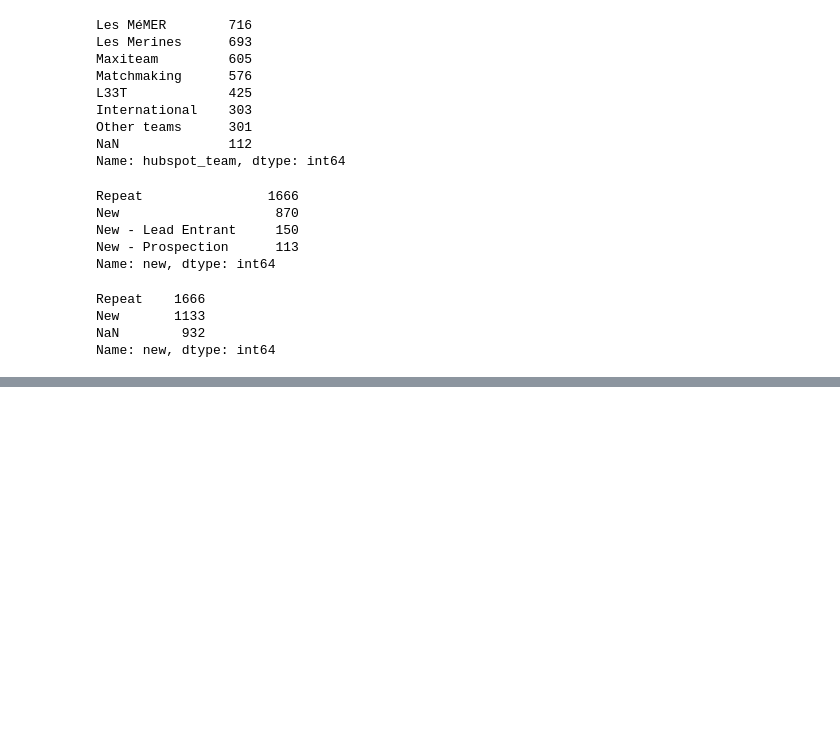
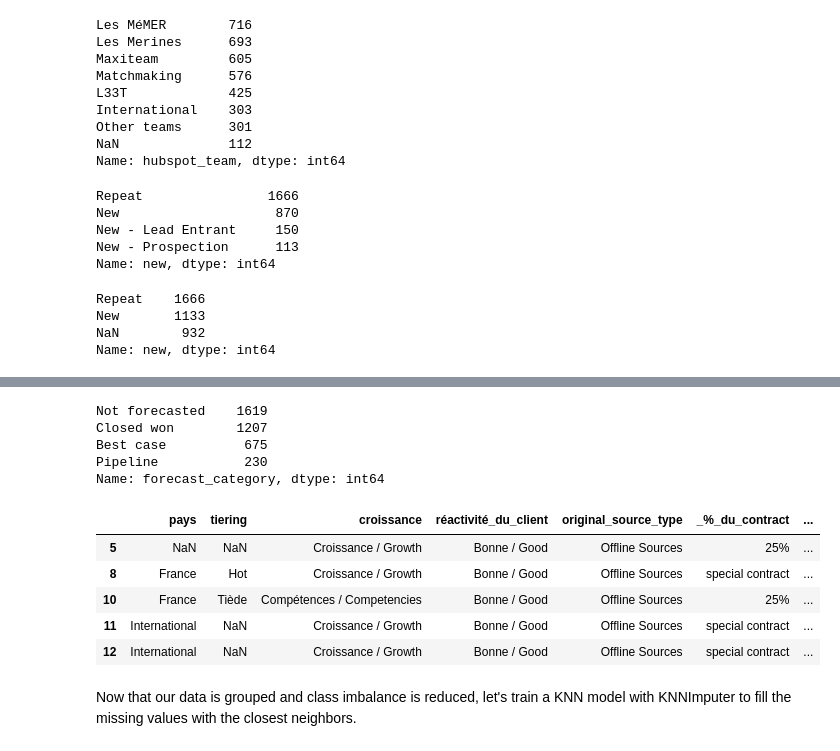
Before and after one commit to audedef/crm_project_ironhack, a Jupyter notebook: cleaning_deals.ipynb, the cells around one changed output, grey strips where cells are left out. Drawn from its saved outputs; the diff is of its cells as text; code cells hidden in the pictures; blank space fills up the shorter version.

Commit message:
commit day 3

```diff
--- a/cleaning_deals.ipynb
+++ b/cleaning_deals.ipynb
@@ -724,7 +715,7 @@ dtype: float64
 # %% [markdown]
 First, let's drop the columns we don't need :
 # %%
-jobs_categoricals = jobs_categoricals.drop(['pipeline', 'deal_name', 'associated_contact_ids', 'associated_contacts'], axis = 1)
+jobs_categoricals = jobs_categoricals.drop(['pipeline', 'deal_name', 'associated_contact_ids', 'associated_contacts', 'raison_de_la_perte_du_job'], axis = 1)
 
 # for the moment, questionmark on deal_owner
 # %%
@@ -777,6 +768,3 @@ On-going     902
 Name: status, dtype: int64
 # %%
 jobs_categoricals = jobs_categoricals.drop(['deal_stage'], axis = 1)
-# %%
-# Métier and Catégorie_métier are redundant too : let's drop métier which has too many value options
-jobs_categoricals = jobs_categoricals.drop(['métier'], axis = 1)
@@ -927,13 +922,0 @@ Name: raison_de_la_perte_du_job, dtype: int64
-# %%
-def clean_reason_loss(x) :
-    if 'recruté' in x :
-        return 'Recruited without us'
-    elif x in ['Ont annulé le recrutement / Canceled the recruitment', 'On n’arrive pas à répondre à ce besoin / We are not able to deal with this type of jobs'] :
-        return 'Recruitment canceled / mismatch'
-    elif x in ['Nos candidats refusent d’aller travailler chez eux / Our candidates refused the company', 'Mauvaise relation entre Ignition et eux / Bad relations between them and Ignition'] :
-        return 'Bad client'
-    else :
-        return x
-
-jobs_categoricals.raison_de_la_perte_du_job = jobs_categoricals.raison_de_la_perte_du_job.apply(clean_reason_loss)
-jobs_categoricals.raison_de_la_perte_du_job.value_counts(dropna = False)
@@ -1091,0 +977,25 @@ array(['Convention de recrutement / Recruitment contract', 'Scan RH',
+# %%
+jobs_categoricals['forecast_category'].value_counts()
+
+# Not forecasted: deals that are in the pipeline for the current time period, but are not included in the forecast.
+# Pipeline: deals that have a low likelihood of closing.
+# Best case: deals that will close in the best case scenario, which have a moderate likelihood of closing.
+# Commit: deals that have a high likelihood of closing and have been committed to the forecast.
+# Closed won: deals that have closed within the forecasted time period.
+# %% [output]
+Not forecasted    1619
+Closed won        1207
+Best case          675
+Pipeline           230
+Name: forecast_category, dtype: int64
+# %%
+jobs_categoricals.head()
+# %% [output]
+|  | pays | tiering | croissance | réactivité_du_client | original_source_type | _%_du_contract | ... |
+| 5 | NaN | NaN | Croissance / Growth | Bonne / Good | Offline Sources | 25% | ... |
+| 8 | France | Hot | Croissance / Growth | Bonne / Good | Offline Sources | special contract | ... |
+| 10 | France | Tiède | Compétences / Competencies | Bonne / Good | Offline Sources | 25% | ... |
+| 11 | International | NaN | Croissance / Growth | Bonne / Good | Offline Sources | special contract | ... |
+| 12 | International | NaN | Croissance / Growth | Bonne / Good | Offline Sources | special contract | ... |
+# %% [markdown]
+Now that our data is grouped and class imbalance is reduced, let's train a KNN model with KNNImputer to fill the missing values with the closest neighbors.
```
Also changed, not shown: parts of 55 cells of this notebook, 2 other files.
